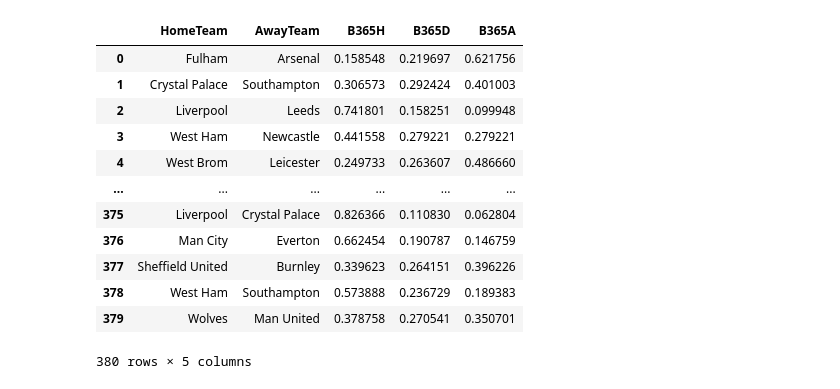
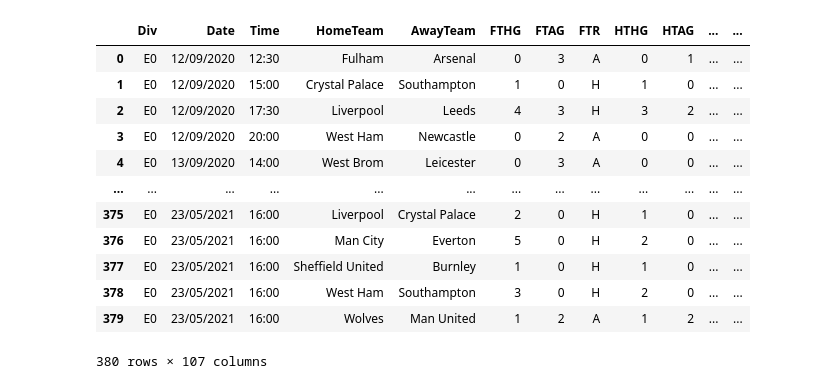
Before and after one commit to Giuliano99/Masterarbeit, a Jupyter notebook: Benchmarks.ipynb, the cells around one changed output. Drawn from its saved outputs; the diff is of its cells as text; code cells hidden in the pictures.

```diff
--- a/Benchmarks.ipynb
+++ b/Benchmarks.ipynb
@@ -27,24 +90,35 @@ print(sum2)
 # %%
 PL_20_21 = pd.read_csv('Data/2020-21/Fixtures/E_20_21.csv')
 PL_20_21['B365H'] = 1/PL_20_21['B365H']
 PL_20_21['B365D'] = 1/PL_20_21['B365D']
 PL_20_21['B365A'] = 1/PL_20_21['B365A']
 PL_20_21['SUM'] = PL_20_21['B365H'] + PL_20_21['B365D'] + PL_20_21['B365A']
 PL_20_21['B365H'] = PL_20_21['B365H']/PL_20_21['SUM']
 PL_20_21['B365D'] = PL_20_21['B365D']/PL_20_21['SUM']
 PL_20_21['B365A'] = PL_20_21['B365A']/PL_20_21['SUM']
-PL_20_21[['HomeTeam', 'AwayTeam', 'B365H', 'B365D', 'B365A']]
+probabilities = PL_20_21[['HomeTeam', 'AwayTeam', 'B365H', 'B365D', 'B365A', 'FTR']]
+probabilities = probabilities.rename(columns={'B365H':'H','B365D':'D','B365A':'A'})
+predictions = probabilities[["H", "D", "A"]]
+observed = pd.get_dummies(probabilities["FTR"]).reindex(
+    columns=predictions.columns, fill_value=0)
+observed
+rps_result = rps(predictions, observed).round(5)
+
+
+PL_20_21
+#print(np.mean(rps_result))
+#print(predictions)
 # %% [output]
-|  | HomeTeam | AwayTeam | B365H | B365D | B365A |
-| 0 | Fulham | Arsenal | 0.158548 | 0.219697 | 0.621756 |
-| 1 | Crystal Palace | Southampton | 0.306573 | 0.292424 | 0.401003 |
-| 2 | Liverpool | Leeds | 0.741801 | 0.158251 | 0.099948 |
-| 3 | West Ham | Newcastle | 0.441558 | 0.279221 | 0.279221 |
-| 4 | West Brom | Leicester | 0.249733 | 0.263607 | 0.486660 |
-| ... | ... | ... | ... | ... | ... |
-| 375 | Liverpool | Crystal Palace | 0.826366 | 0.110830 | 0.062804 |
-| 376 | Man City | Everton | 0.662454 | 0.190787 | 0.146759 |
-| 377 | Sheffield United | Burnley | 0.339623 | 0.264151 | 0.396226 |
-| 378 | West Ham | Southampton | 0.573888 | 0.236729 | 0.189383 |
-| 379 | Wolves | Man United | 0.378758 | 0.270541 | 0.350701 |
+|  | Div | Date | Time | HomeTeam | AwayTeam | FTHG | FTAG | FTR | HTHG | HTAG | ... | ... |
+| 0 | E0 | 12/09/2020 | 12:30 | Fulham | Arsenal | 0 | 3 | A | 0 | 1 | ... | ... |
+| 1 | E0 | 12/09/2020 | 15:00 | Crystal Palace | Southampton | 1 | 0 | H | 1 | 0 | ... | ... |
+| 2 | E0 | 12/09/2020 | 17:30 | Liverpool | Leeds | 4 | 3 | H | 3 | 2 | ... | ... |
+| 3 | E0 | 12/09/2020 | 20:00 | West Ham | Newcastle | 0 | 2 | A | 0 | 0 | ... | ... |
+| 4 | E0 | 13/09/2020 | 14:00 | West Brom | Leicester | 0 | 3 | A | 0 | 0 | ... | ... |
+| ... | ... | ... | ... | ... | ... | ... | ... | ... | ... | ... | ... | ... |
+| 375 | E0 | 23/05/2021 | 16:00 | Liverpool | Crystal Palace | 2 | 0 | H | 1 | 0 | ... | ... |
+| 376 | E0 | 23/05/2021 | 16:00 | Man City | Everton | 5 | 0 | H | 2 | 0 | ... | ... |
+| 377 | E0 | 23/05/2021 | 16:00 | Sheffield United | Burnley | 1 | 0 | H | 1 | 0 | ... | ... |
+| 378 | E0 | 23/05/2021 | 16:00 | West Ham | Southampton | 3 | 0 | H | 2 | 0 | ... | ... |
+| 379 | E0 | 23/05/2021 | 16:00 | Wolves | Man United | 1 | 2 | A | 1 | 2 | ... | ... |
-380 rows × 5 columns
+380 rows × 107 columns
```
Also changed, not shown: parts of 3 cells of this notebook, 13 other files.
